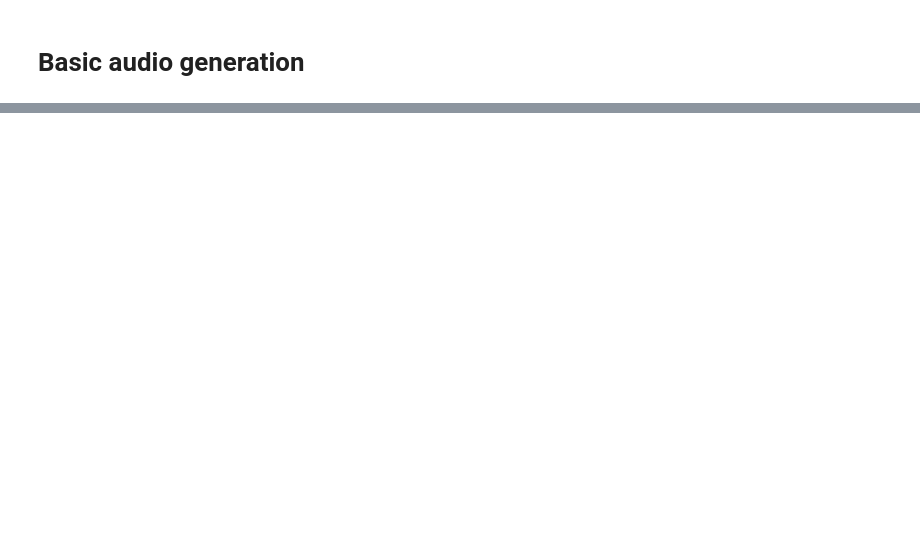
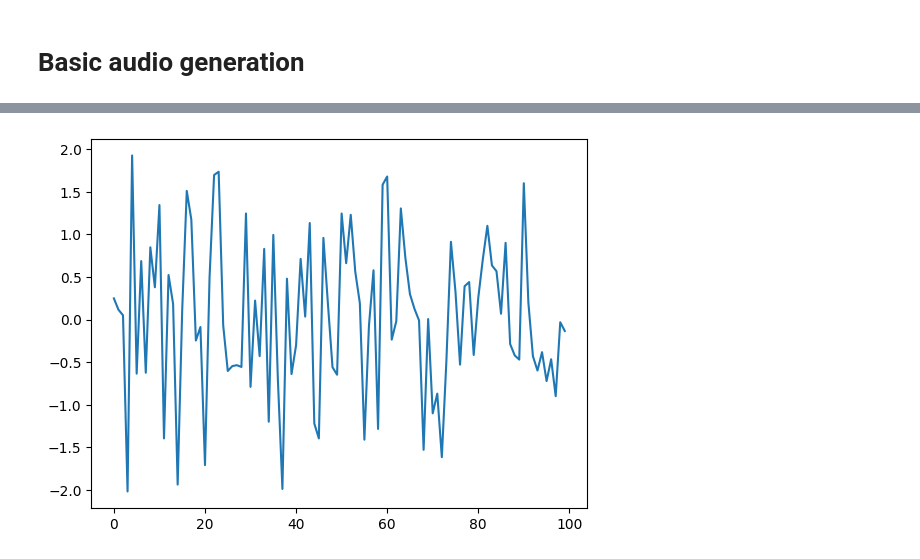
Before and after one commit to CNCSpeech/test_audios, a Jupyter notebook: generate_basic_audio_files.ipynb, the cells around one changed output, grey strips where cells are left out. Cells and saved outputs as stored; diff of their text form; code cells hidden in the pictures; blank space fills up the shorter version.

```diff
--- a/generate_basic_audio_files.ipynb
+++ b/generate_basic_audio_files.ipynb
@@ -28,0 +32,12 @@ wavfile.write('sin_sum.wav', fs, sin_sum)
+# %%
+# random noise
+
+noise = np.random.normal(0, 1, 10*fs)
+
+# plot the first 100 samples
+plt.plot(noise[:100])
+
+# write the audio file
+wavfile.write(os.path.join(base_path, 'noise.wav'), fs, noise)
+# %% [output]
+[figure, added]
```
Also changed, not shown: parts of 2 cells of this notebook, 1 other file.
